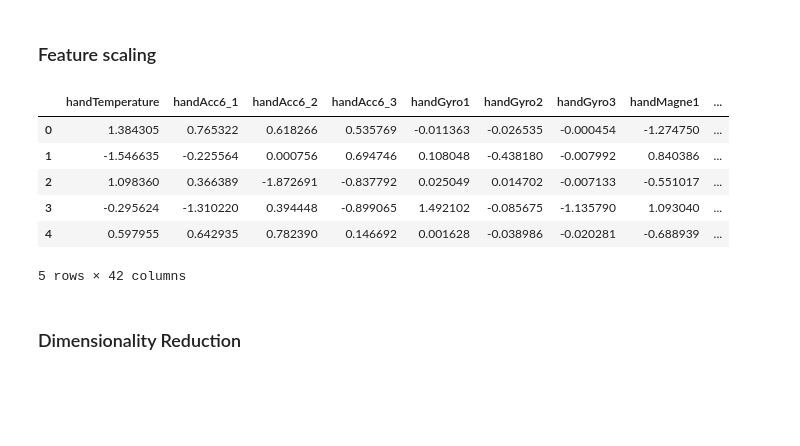
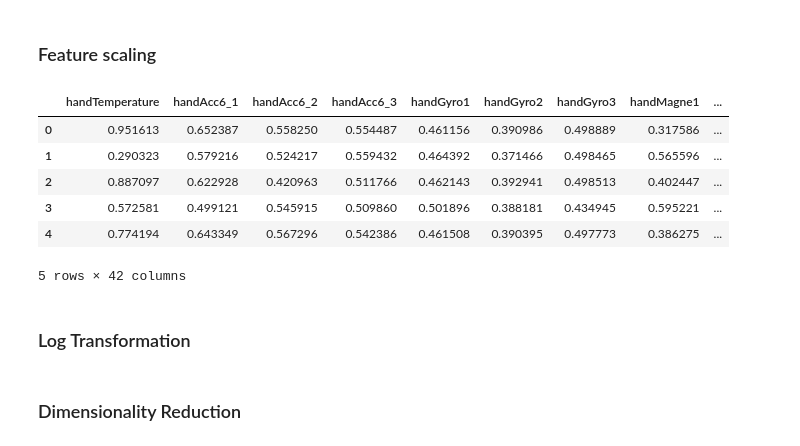
Before and after one commit to Jiarui-Chen/physical-activity-clustering, a Jupyter notebook: preprocess/preprocess.ipynb, the cells around one changed output. Saved outputs shown, nothing was run; the diff lists cells and outputs as text; code cells hidden in the pictures; blank space fills up the shorter version.

```diff
--- a/preprocess/preprocess.ipynb
+++ b/preprocess/preprocess.ipynb
@@ -98,20 +98,21 @@ plot_hist_comparison(raw, raw_imputed)
 # %%
 # Apply scaling for PCA
 def scale_data(data, scaler = StandardScaler()):
     raw_scaled = pd.DataFrame(scaler.fit_transform(data))
     raw_scaled.columns = data.columns
     return raw_scaled
 
-scaler = StandardScaler()
-# scaler = MinMaxScaler()
+scaler = MinMaxScaler() # Can be adjusted as needed
 
 raw_scaled = scale_data(raw_imputed, scaler)
 raw_scaled.head(5)
 # %% [output]
 |  | handTemperature | handAcc6_1 | handAcc6_2 | handAcc6_3 | handGyro1 | handGyro2 | handGyro3 | handMagne1 | ... |
-| 0 | 1.384305 | 0.765322 | 0.618266 | 0.535769 | -0.011363 | -0.026535 | -0.000454 | -1.274750 | ... |
-| 1 | -1.546635 | -0.225564 | 0.000756 | 0.694746 | 0.108048 | -0.438180 | -0.007992 | 0.840386 | ... |
-| 2 | 1.098360 | 0.366389 | -1.872691 | -0.837792 | 0.025049 | 0.014702 | -0.007133 | -0.551017 | ... |
-| 3 | -0.295624 | -1.310220 | 0.394448 | -0.899065 | 1.492102 | -0.085675 | -1.135790 | 1.093040 | ... |
-| 4 | 0.597955 | 0.642935 | 0.782390 | 0.146692 | 0.001628 | -0.038986 | -0.020281 | -0.688939 | ... |
+| 0 | 0.951613 | 0.652387 | 0.558250 | 0.554487 | 0.461156 | 0.390986 | 0.498889 | 0.317586 | ... |
+| 1 | 0.290323 | 0.579216 | 0.524217 | 0.559432 | 0.464392 | 0.371466 | 0.498465 | 0.565596 | ... |
+| 2 | 0.887097 | 0.622928 | 0.420963 | 0.511766 | 0.462143 | 0.392941 | 0.498513 | 0.402447 | ... |
+| 3 | 0.572581 | 0.499121 | 0.545915 | 0.509860 | 0.501896 | 0.388181 | 0.434945 | 0.595221 | ... |
+| 4 | 0.774194 | 0.643349 | 0.567296 | 0.542386 | 0.461508 | 0.390395 | 0.497773 | 0.386275 | ... |
 5 rows × 42 columns
+# %% [markdown]
+### Log Transformation
```
Also changed, not shown: parts of 7 cells of this notebook.
